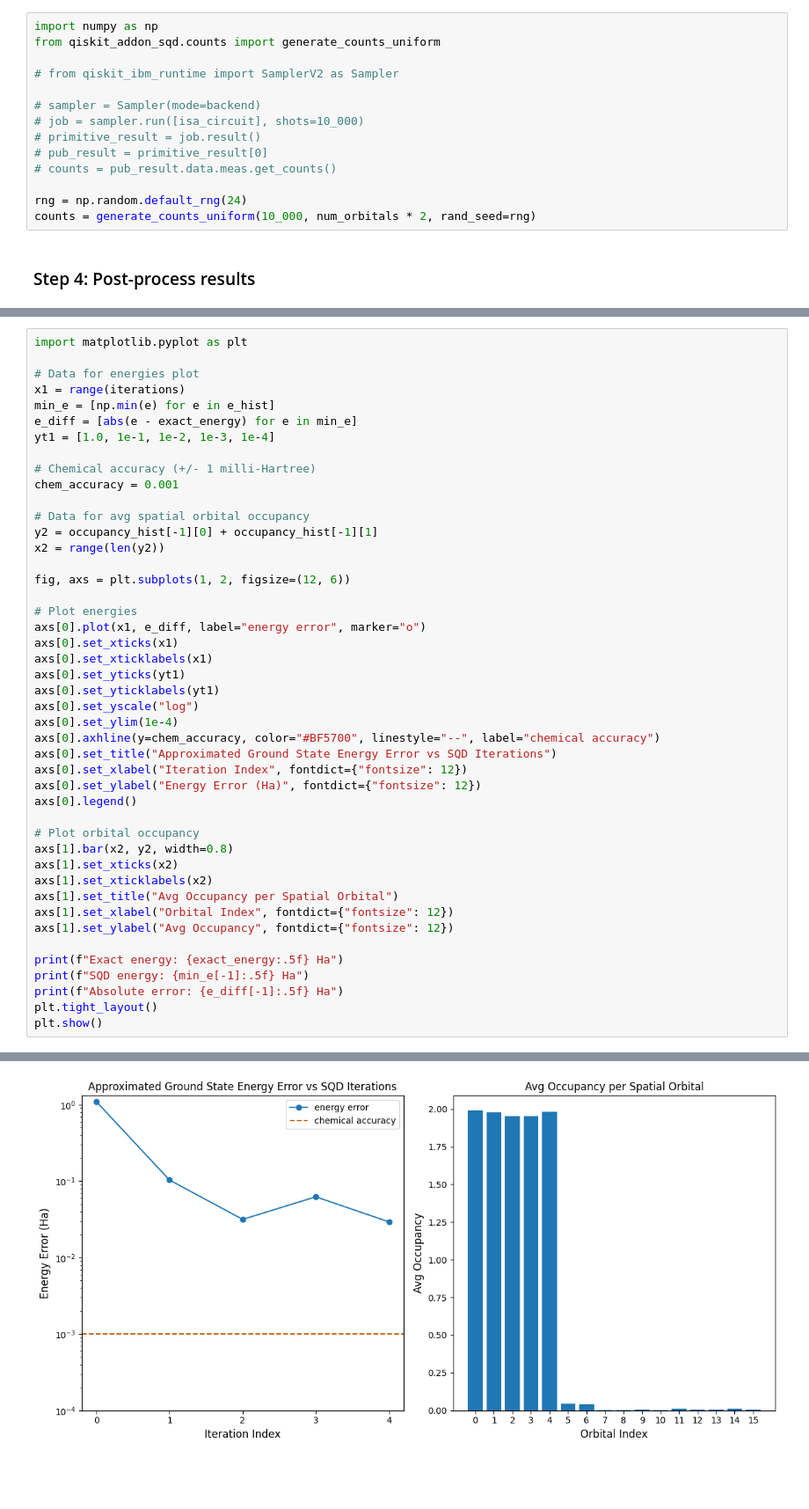
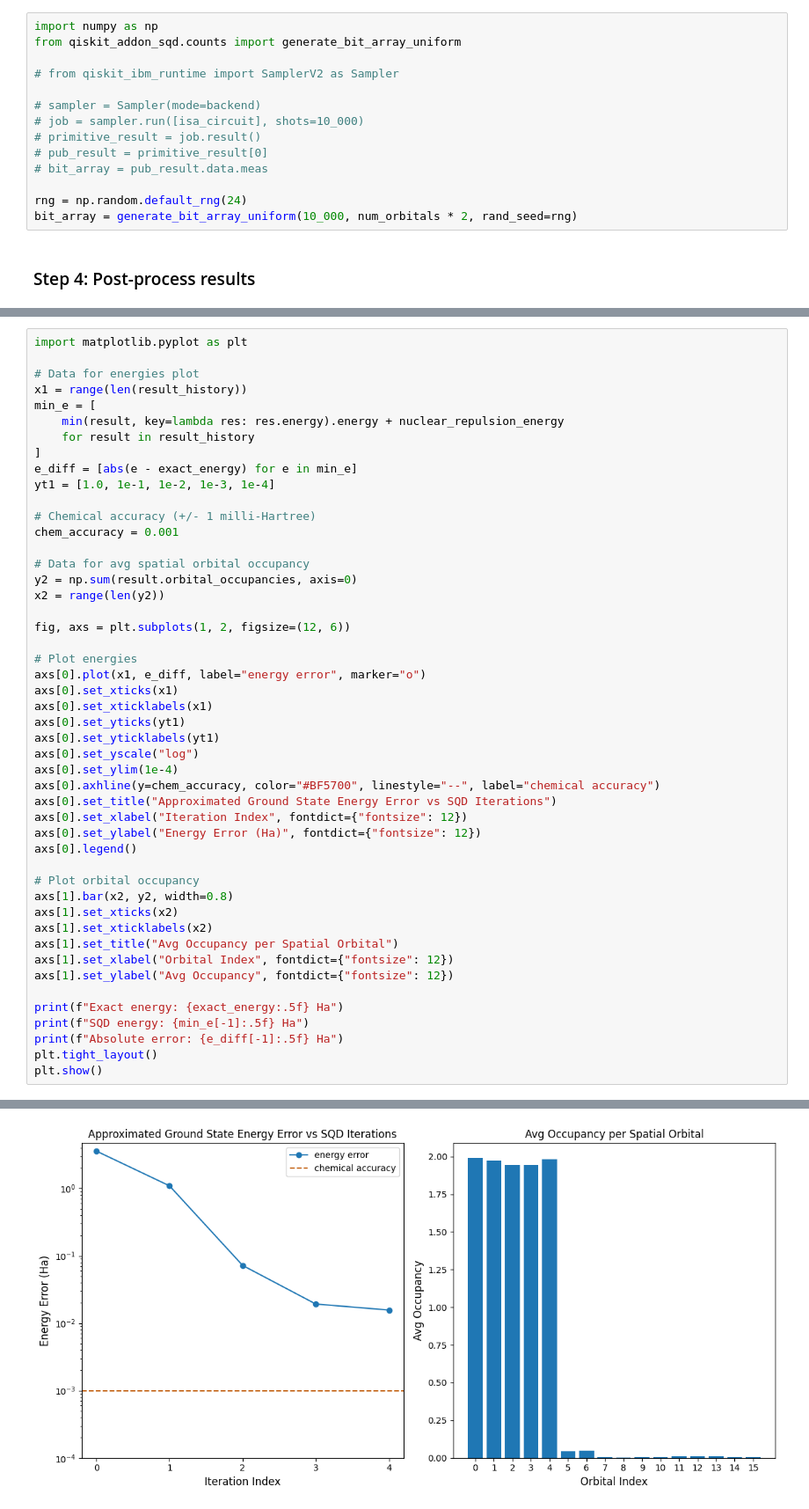
Before and after one commit to Qiskit/qiskit-addon-sqd, a Jupyter notebook: docs/tutorials/01_chemistry_hamiltonian.ipynb, the cells around one changed output, grey strips where cells are left out. Shown at 88% size. Cells and saved outputs as stored; diff of their text form; blank space fills up the shorter version.

```diff
--- a/docs/tutorials/01_chemistry_hamiltonian.ipynb
+++ b/docs/tutorials/01_chemistry_hamiltonian.ipynb
@@ -179,7 +178,7 @@ After optimizing the circuit for hardware execution, we are ready to run it on t
 ***Note: We have commented out the code for running the circuit on a QPU and left it for the user's reference. Instead of running on real hardware in this guide, we will just generate random samples drawn from the uniform distribution.***
 # %%
 import numpy as np
-from qiskit_addon_sqd.counts import generate_counts_uniform
+from qiskit_addon_sqd.counts import generate_bit_array_uniform
 
 # from qiskit_ibm_runtime import SamplerV2 as Sampler
 
@@ -187,9 +186,9 @@ from qiskit_addon_sqd.counts import generate_counts_uniform
 # job = sampler.run([isa_circuit], shots=10_000)
 # primitive_result = job.result()
 # pub_result = primitive_result[0]
-# counts = pub_result.data.meas.get_counts()
+# bit_array = pub_result.data.meas
 
 rng = np.random.default_rng(24)
-counts = generate_counts_uniform(10_000, num_orbitals * 2, rand_seed=rng)
+bit_array = generate_bit_array_uniform(10_000, num_orbitals * 2, rand_seed=rng)
 # %% [markdown]
 ### Step 4: Post-process results
@@ -313,8 +280,11 @@ The second plot shows the average occupancy of each spatial orbital after the fi
 import matplotlib.pyplot as plt
 
 # Data for energies plot
-x1 = range(iterations)
-min_e = [np.min(e) for e in e_hist]
+x1 = range(len(result_history))
+min_e = [
+    min(result, key=lambda res: res.energy).energy + nuclear_repulsion_energy
+    for result in result_history
+]
 e_diff = [abs(e - exact_energy) for e in min_e]
 yt1 = [1.0, 1e-1, 1e-2, 1e-3, 1e-4]
 
@@ -322,7 +292,7 @@ yt1 = [1.0, 1e-1, 1e-2, 1e-3, 1e-4]
 chem_accuracy = 0.001
 
 # Data for avg spatial orbital occupancy
-y2 = occupancy_hist[-1][0] + occupancy_hist[-1][1]
+y2 = np.sum(result.orbital_occupancies, axis=0)
 x2 = range(len(y2))
 
 fig, axs = plt.subplots(1, 2, figsize=(12, 6))
@@ -361 +331 @@ Absolute error: 0.02930 Ha
-[figure, old version]
+[figure, new version]
```
Also changed, not shown: parts of 11 cells of this notebook, 7 other files.
